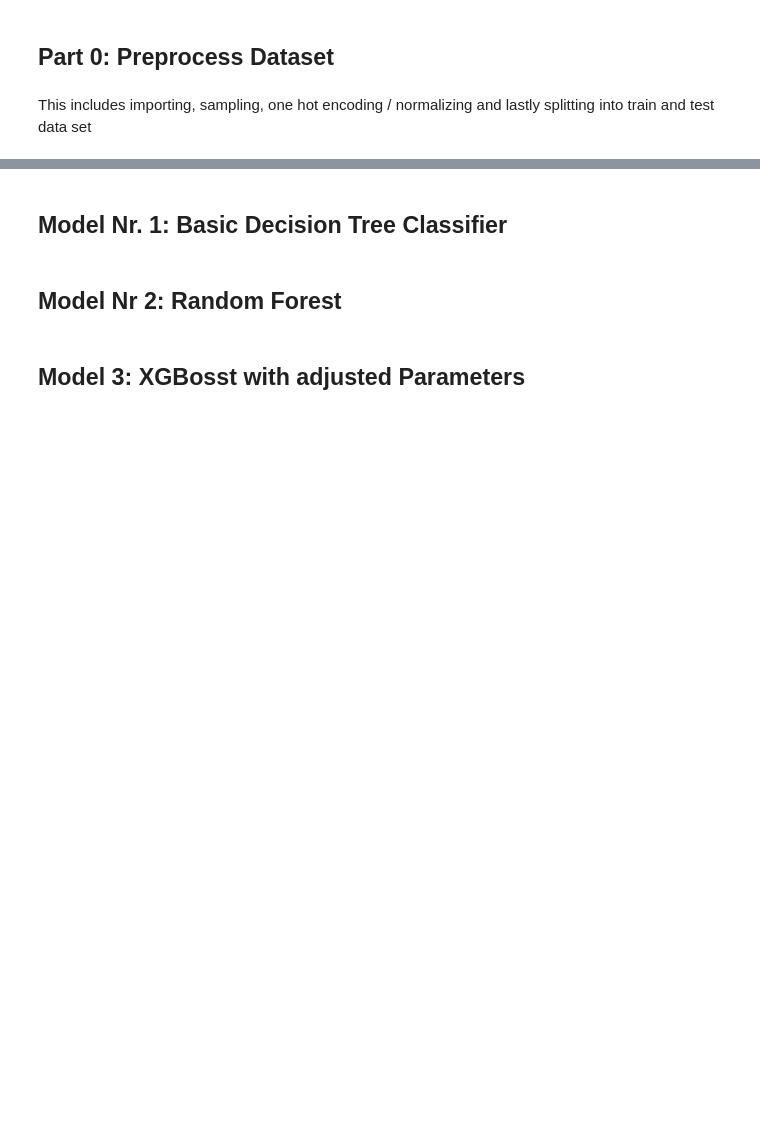
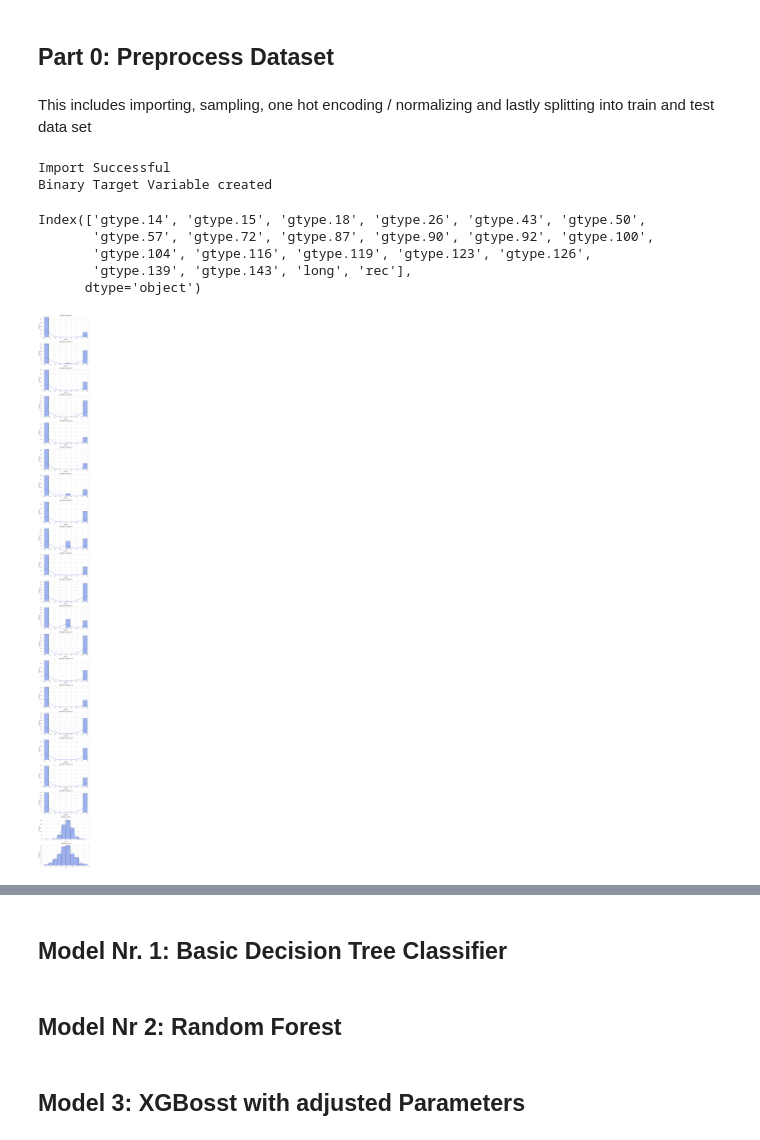
Before and after one commit to Pipasgonzalez/statistical_learning_trees, a Jupyter notebook: JägerGallego_GallegoJimenez.ipynb, the cells around one changed output, grey strips where cells are left out. Drawn from its saved outputs; the diff is of its cells as text; code cells hidden in the pictures; blank space fills up the shorter version.

```diff
--- a/JägerGallego_GallegoJimenez.ipynb
+++ b/JägerGallego_GallegoJimenez.ipynb
@@ -15,3 +27,46 @@ sklearn.random.seed(420)
 ## Part 0: Preprocess Dataset
 # %% [markdown]
 This includes importing, sampling, one hot encoding / normalizing and lastly splitting into train and test data set
+# %%
+data_matrix = pd.read_csv("data.csv")
+print("Import Successful")
+
+# Transform Target Matrix
+target_matrix = pd.read_csv("flowering_time.csv")
+target_matrix = (target_matrix>40).astype(int)
+print("Binary Target Variable created")
+# %% [output]
+Import Successful
+Binary Target Variable created
+# %%
+data_matrix.columns
+# %% [output]
+Index(['gtype.14', 'gtype.15', 'gtype.18', 'gtype.26', 'gtype.43', 'gtype.50',
+       'gtype.57', 'gtype.72', 'gtype.87', 'gtype.90', 'gtype.92', 'gtype.100',
+       'gtype.104', 'gtype.116', 'gtype.119', 'gtype.123', 'gtype.126',
+       'gtype.139', 'gtype.143', 'long', 'rec'],
+      dtype='object')
+# %%
+# Set Seaborn style
+sns.set_style("whitegrid")
+
+# Create histograms
+num_cols = data_matrix.select_dtypes(include=['number']).columns
+n_cols = 1
+n_rows = len(num_cols)
+
+fig, axes = plt.subplots(n_rows, n_cols, figsize=(8, 4 * n_rows))
+if n_rows == 1:
+    axes = [axes]
+
+# Plot each histogram
+for ax, col in zip(axes, num_cols):
+    sns.histplot(data_matrix[col], kde=True, bins=10, color='royalblue', edgecolor='black', ax=ax)
+    ax.set_title(f'Histogram of {col}', fontsize=14)
+    ax.set_xlabel(col, fontsize=12)
+    ax.set_ylabel("Frequency", fontsize=12)
+
+plt.tight_layout()
+plt.show()
+# %% [output]
+[figure, added]
```
Also changed, not shown: parts of 23 cells of this notebook, 1 other file.
